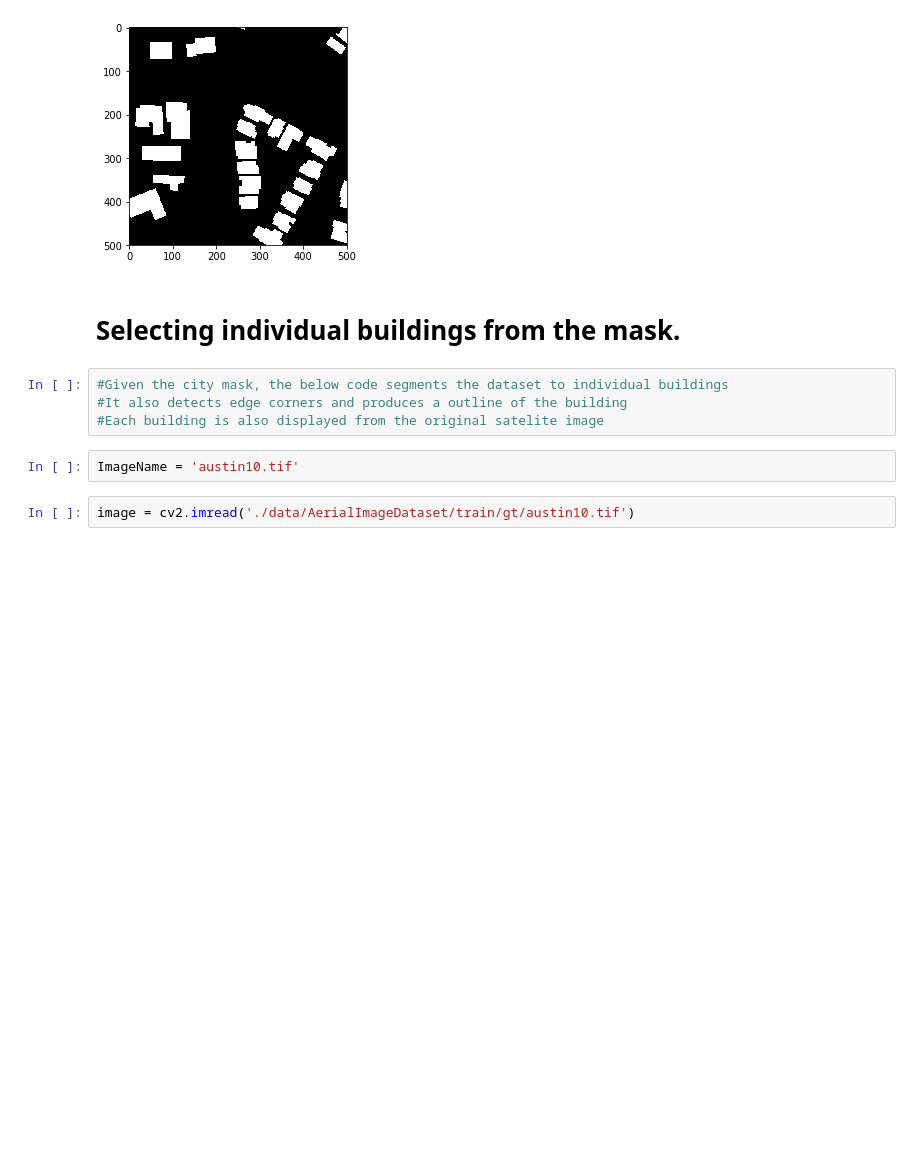
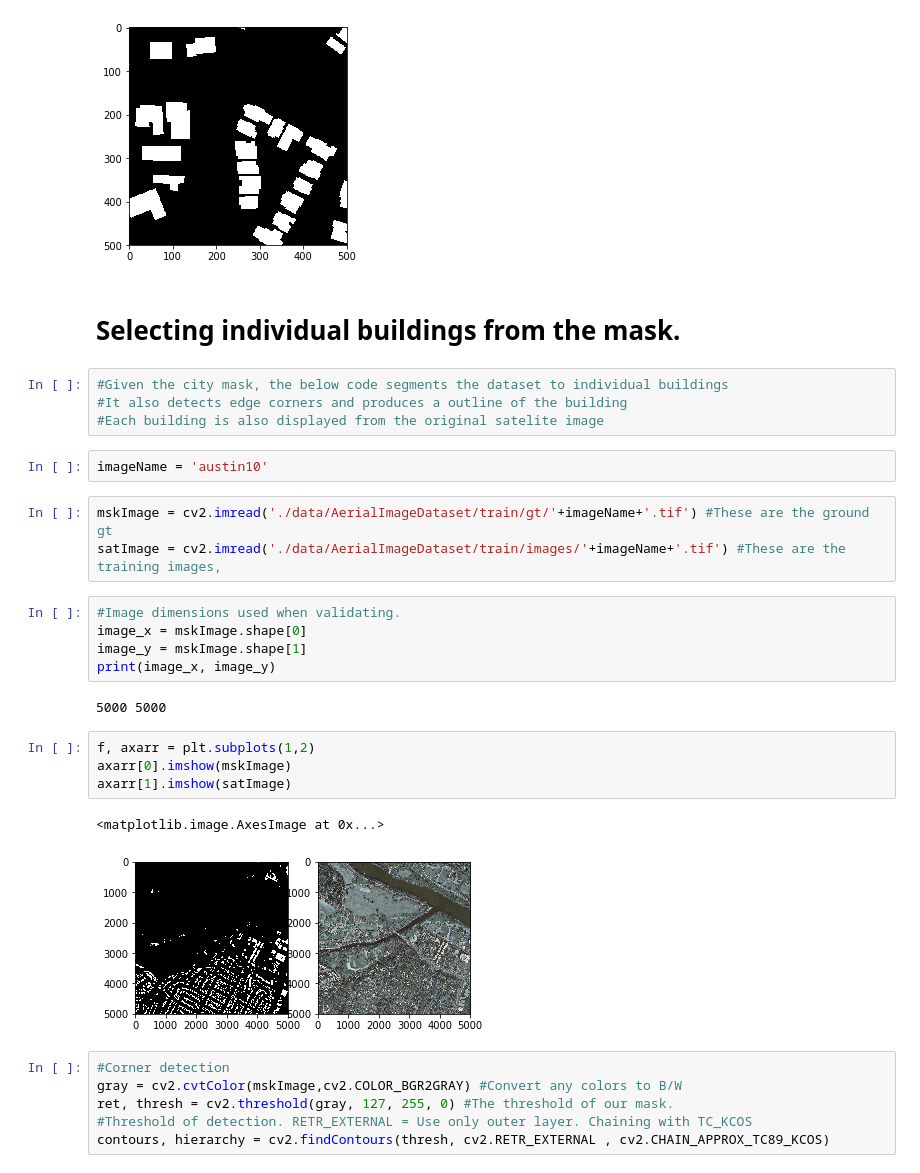
Before and after one commit to finnthedawg/DeepRoofs, a Jupyter notebook: corner_processing.ipynb, the cells around one changed output. Saved outputs shown, nothing was run; the diff lists cells and outputs as text; blank space fills up the shorter version.

Commit message:
Complete instance segmentation of training data with individual buildings

```diff
--- a/corner_processing.ipynb
+++ b/corner_processing.ipynb
@@ -185,7 +185,28 @@ plt.imshow(img,cmap='gray')
 #Given the city mask, the below code segments the dataset to individual buildings
 #It also detects edge corners and produces a outline of the building
 #Each building is also displayed from the original satelite image
-# %%
-ImageName = 'austin10.tif'
-# %%
-image = cv2.imread('./data/AerialImageDataset/train/gt/austin10.tif')
+# %%
+imageName = 'austin10'
+# %%
+mskImage = cv2.imread('./data/AerialImageDataset/train/gt/'+imageName+'.tif') #These are the ground gt
+satImage = cv2.imread('./data/AerialImageDataset/train/images/'+imageName+'.tif') #These are the training images,
+# %%
+#Image dimensions used when validating.
+image_x = mskImage.shape[0]
+image_y = mskImage.shape[1]
+print(image_x, image_y)
+# %% [output]
+5000 5000
+# %%
+f, axarr = plt.subplots(1,2)
+axarr[0].imshow(mskImage)
+axarr[1].imshow(satImage)
+# %% [output]
+<matplotlib.image.AxesImage at 0x...>
+[figure, added]
+# %%
+#Corner detection
+gray = cv2.cvtColor(mskImage,cv2.COLOR_BGR2GRAY) #Convert any colors to B/W
+ret, thresh = cv2.threshold(gray, 127, 255, 0) #The threshold of our mask.
+#Threshold of detection. RETR_EXTERNAL = Use only outer layer. Chaining with TC_KCOS
+contours, hierarchy = cv2.findContours(thresh, cv2.RETR_EXTERNAL , cv2.CHAIN_APPROX_TC89_KCOS)
```
Also changed, not shown: parts of 5 cells of this notebook, 1 other file.
